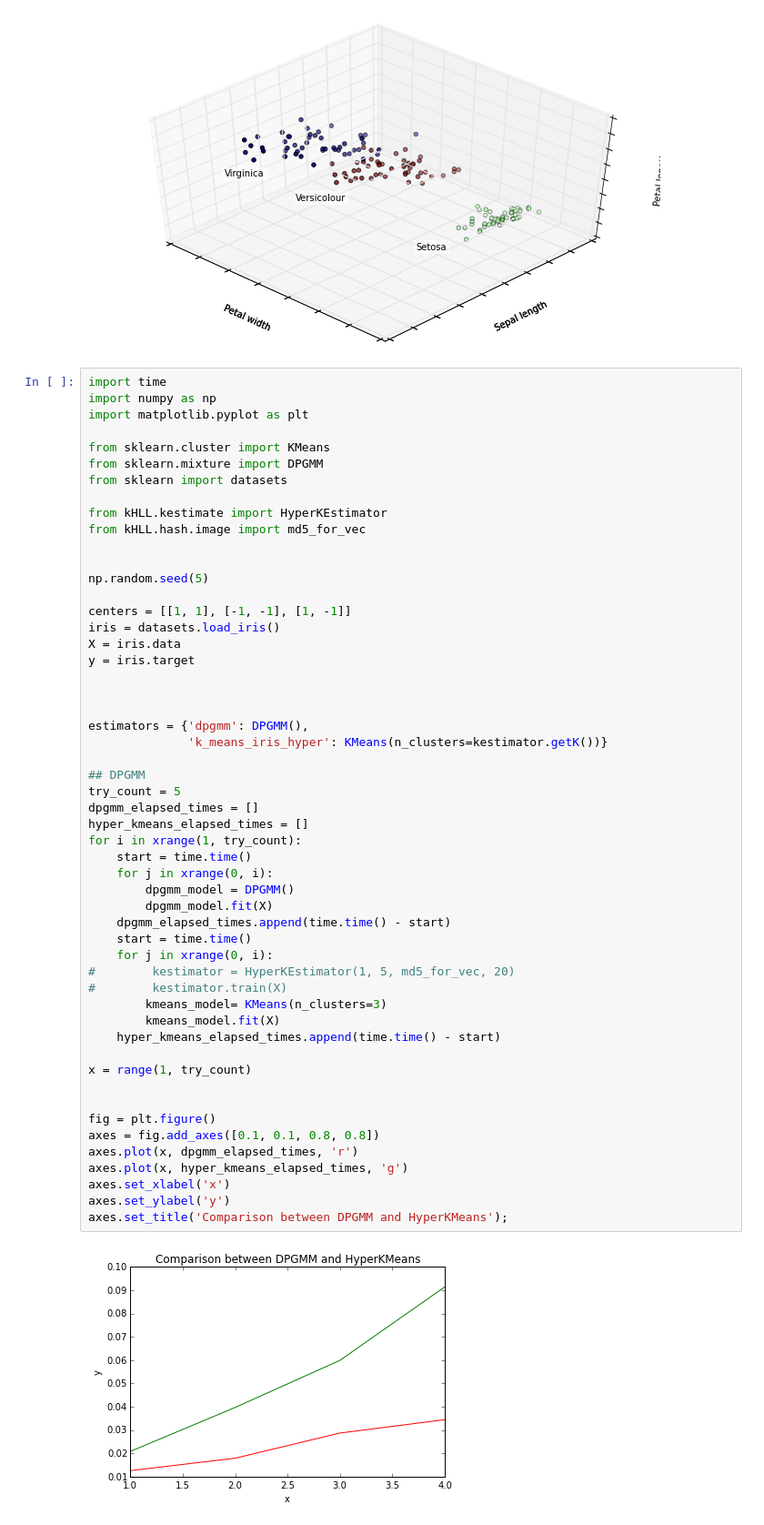
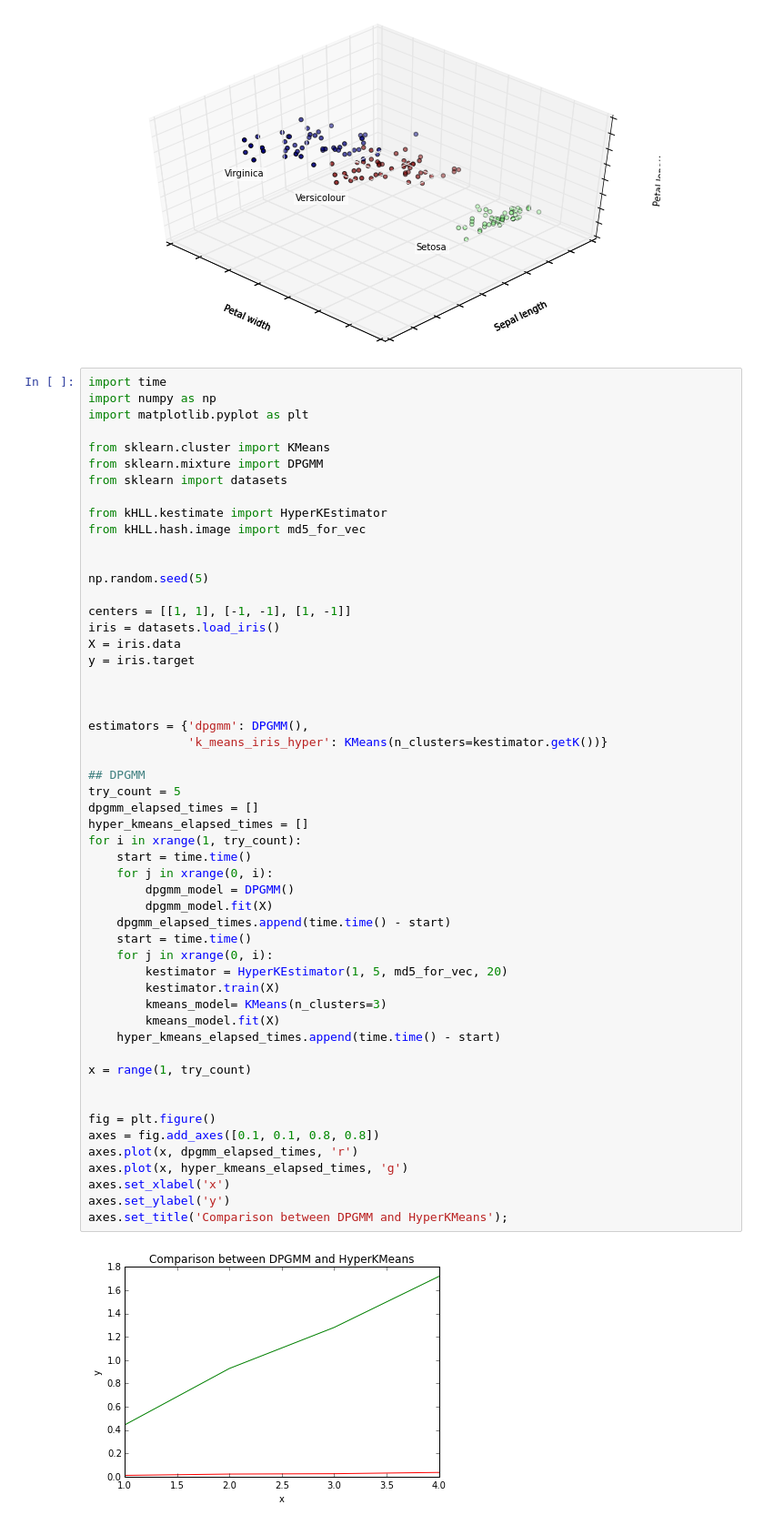
Before and after one commit to PhysicsEngine/kHLL, a Jupyter notebook: notebooks/hyperkestimator_performance.ipynb, the cells around one changed output. Shown at 91% size. Drawn from its saved outputs; the diff is of its cells as text.

```diff
--- a/notebooks/hyperkestimator_performance.ipynb
+++ b/notebooks/hyperkestimator_performance.ipynb
@@ -115,33 +115,33 @@ y = iris.target
 estimators = {'dpgmm': DPGMM(),
               'k_means_iris_hyper': KMeans(n_clusters=kestimator.getK())}
 
 ## DPGMM
 try_count = 5
 dpgmm_elapsed_times = []
 hyper_kmeans_elapsed_times = []
 for i in xrange(1, try_count):
     start = time.time()
     for j in xrange(0, i):
         dpgmm_model = DPGMM()
         dpgmm_model.fit(X)
     dpgmm_elapsed_times.append(time.time() - start)
     start = time.time()
     for j in xrange(0, i):
-#        kestimator = HyperKEstimator(1, 5, md5_for_vec, 20)
-#        kestimator.train(X)
+        kestimator = HyperKEstimator(1, 5, md5_for_vec, 20)
+        kestimator.train(X)
         kmeans_model= KMeans(n_clusters=3)
         kmeans_model.fit(X)
     hyper_kmeans_elapsed_times.append(time.time() - start)
 
 x = range(1, try_count)
 
 
 fig = plt.figure()
 axes = fig.add_axes([0.1, 0.1, 0.8, 0.8])
 axes.plot(x, dpgmm_elapsed_times, 'r')
 axes.plot(x, hyper_kmeans_elapsed_times, 'g')
 axes.set_xlabel('x')
 axes.set_ylabel('y')
 axes.set_title('Comparison between DPGMM and HyperKMeans');
 # %% [output]
-[figure, old version]
+[figure, new version]
```
